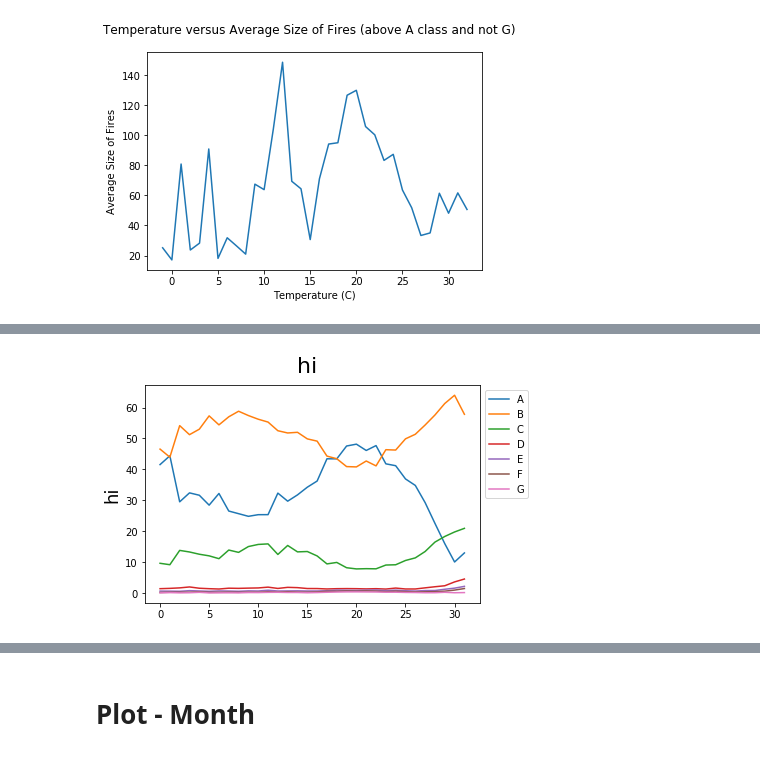
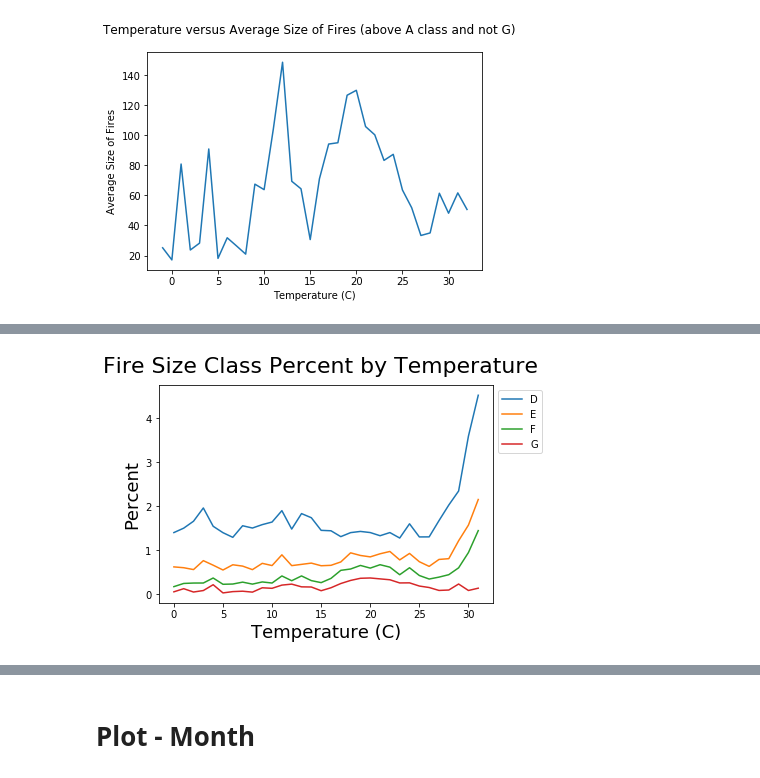
Before and after one commit to jvmohr/cs760_final, a Jupyter notebook: Fires Visualization and ML Exploration.ipynb, the cells around one changed output, grey strips where cells are left out. Cells and saved outputs as stored; diff of their text form; code cells hidden in the pictures.

```diff
--- a/Fires Visualization and ML Exploration.ipynb
+++ b/Fires Visualization and ML Exploration.ipynb
@@ -113,7 +172,7 @@ plt.suptitle('Average Fire Size by Cause Against Overall Average', size=20);
 # Plots w/ Temperature
 # %%
 temp_df = fires_df[~np.isnan(fires_df['AverageTemperature'])]
-temp_df = temp_df[temp_df['FIRE_SIZE_CLASS'] != 'A']
+# temp_df = temp_df[temp_df['FIRE_SIZE_CLASS'] != 'A']
 temp_df
 # %% [output]
 |  | FIRE_YEAR | STAT_CAUSE_DESCR | FIRE_SIZE | FIRE_SIZE_CLASS | LATITUDE | LONGITUDE | STATE | Month | ... |
@@ -178,15 +237,16 @@ temps = temp_df.groupby('Temperature')['FIRE_SIZE_CLASS'].value_counts()
 # %%
 for categ in sorted(temps[26].index.tolist()):
     ph = []
-    for temper in range(temps.index[0][0], temps.index[-1][0]):
+    for temper in range(temps.index[29][0], temps.index[-1][0]):
         try:
             ph.append(100* temps[temper][categ] / temps[temper].sum())
         except:
             ph.append(0)
-    plt.plot(range(temps.index[0][0], temps.index[-1][0]), ph, label=categ)
+    plt.plot(range(temps.index[29][0], temps.index[-1][0]), ph, label=categ)
 
 #plt.xticks(range(1992, 2014, 3))
 plt.legend(bbox_to_anchor=(1, 1))
-plt.suptitle('hi', size=22)
-plt.ylabel('hi', size=18);
+plt.suptitle('Fire Size Class Percent by Temperature', size=22)
+plt.xlabel('Temperature (C)', size=18)
+plt.ylabel('Percent', size=18);
 # %% [output]
@@ -194,16 +275,19 @@ plt.ylabel('hi', size=18);
 # %%
-for categ in sorted(temps[26].index.tolist()):
+# only four largest groups
+
+for categ in sorted(temps[26].index.tolist()[3:]):
     ph = []
     for temper in range(0, temps.index[-1][0]):
         try:
             ph.append(100* temps[temper][categ] / temps[temper].sum())
         except:
             ph.append(0)
     plt.plot(range(0, temps.index[-1][0]), ph, label=categ)
 
 #plt.xticks(range(1992, 2014, 3))
 plt.legend(bbox_to_anchor=(1, 1))
-plt.suptitle('hi', size=22)
-plt.ylabel('hi', size=18);
+plt.suptitle('Fire Size Class Percent by Temperature', size=22)
+plt.xlabel('Temperature (C)', size=18)
+plt.ylabel('Percent', size=18);
 # %% [output]
-[figure, old version]
+[figure, new version]
```
Also changed, not shown: parts of 21 cells of this notebook, 4 other files.
